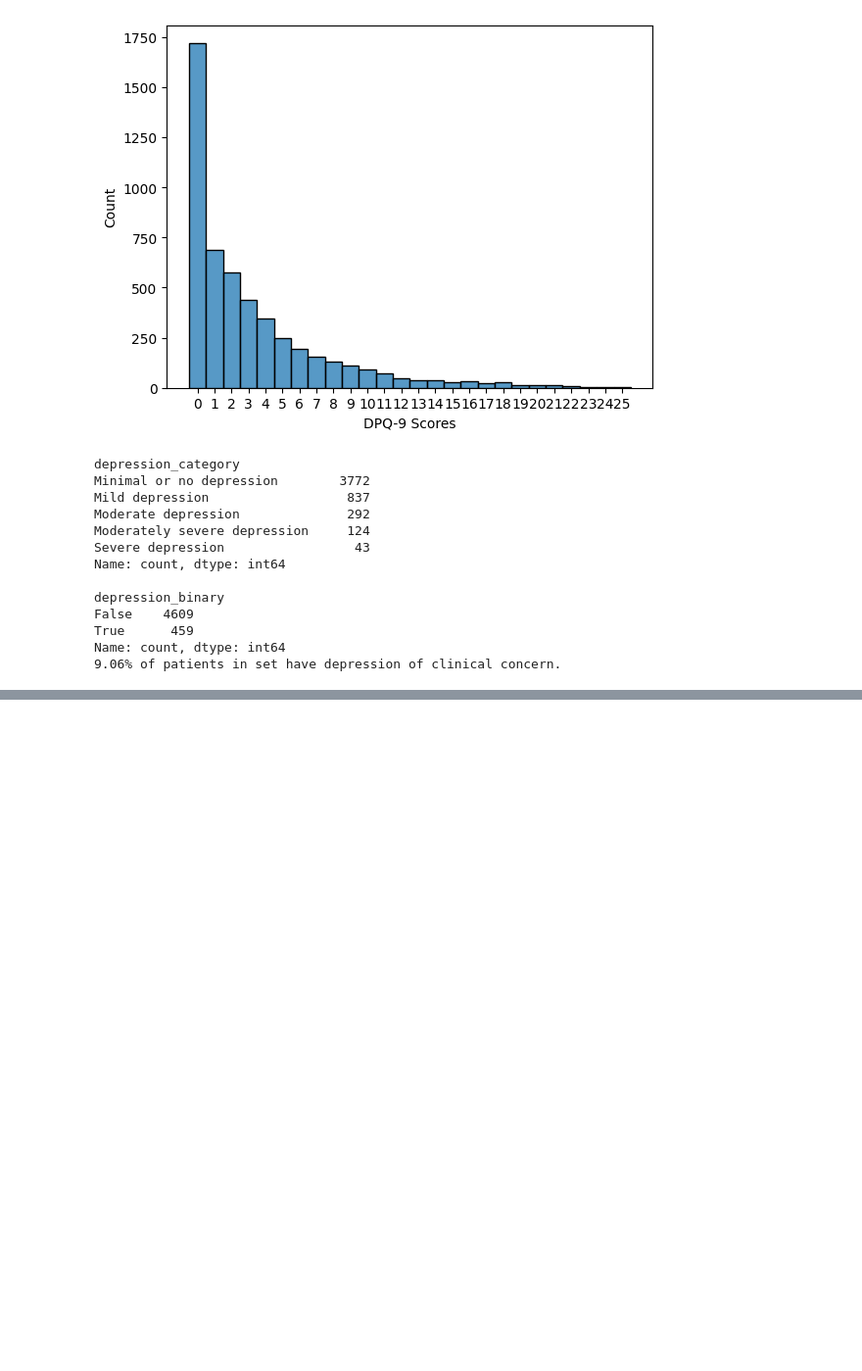
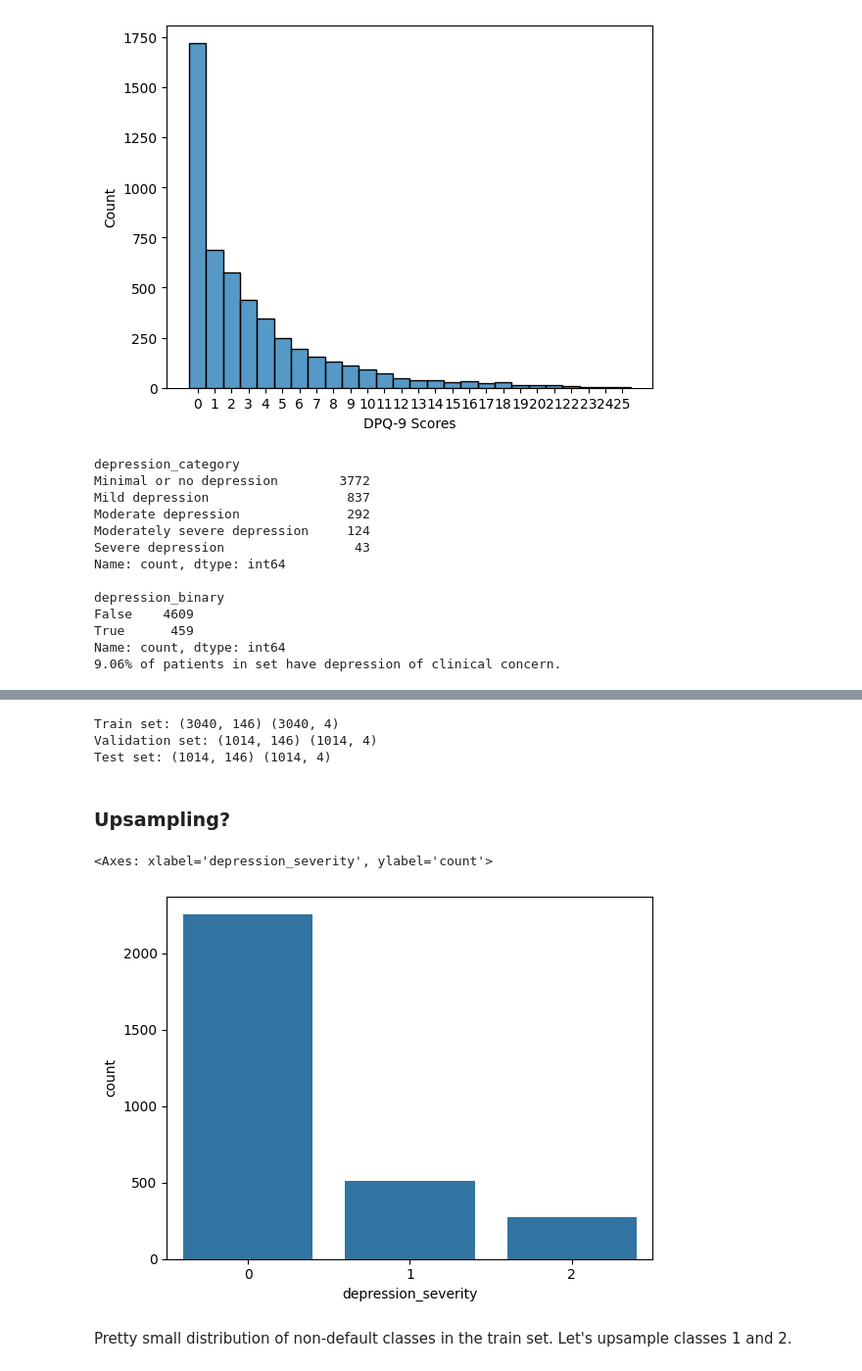
Before and after one commit to natdosan/data207-final-prject, a Jupyter notebook: data/data_prep.ipynb, the cells around one changed output, grey strips where cells are left out. Shown at 98% size. Drawn from its saved outputs; the diff is of its cells as text; code cells hidden in the pictures; blank space fills up the shorter version.

Commit message:
Adding demographic features that were requested. OHE, imputing, scaling, upsampling.

```diff
--- a/data/data_prep.ipynb
+++ b/data/data_prep.ipynb
@@ -254,3 +258,15 @@ False    4609
 True      459
 Name: count, dtype: int64
 9.06% of patients in set have depression of clinical concern.
+# %%
+# combine depression outcomes to get 3-category depression severity
+def remap_severity(x):
+    if x in ['Minimal or no depression']:
+        return 0
+    if x in ['Mild depression']:
+        return 1
+    if x in ['Moderate depression', 'Moderately severe depression', 'Severe depression']:
+        return 2
+
+merged_outputs["depression_severity"] = merged_outputs["depression_category"].apply(remap_severity)
+print(merged_outputs["depression_severity"].value_counts())
@@ -292,0 +330,24 @@ df.to_parquet('compiled_data.parquet', compression='snappy')
+# %%
+# shuffle data so it is not ordered by SEQN (which is assigned sequentially and could cause data leakage if train/val split is done by row number)
+np.random.seed(0)
+indices = df.index.tolist()
+shuffled_indices = np.random.permutation(indices)
+df = df.reindex(shuffled_indices)
+# %%
+# separate features and labels
+labels = df[['dpq_total', 'depression_category', 'depression_binary', 'depression_severity']]
+features = df.drop(columns=labels.columns).drop(columns=['SEQN',
+                                                         'dpq_1', 'dpq_2', 'dpq_3', 'dpq_4', 'dpq_5', 'dpq_6', 'dpq_7', 'dpq_8', 'dpq_9']) # drop SEQN and DPQ scores from features
+# %%
+# train/test/val splits
+
+# First split: 60% train, 40% test/val
+X_train, X_temp, Y_train, Y_temp = train_test_split(features, labels, test_size=0.4, random_state=1234)
+
+# Second split: split the 40% into 50% val and 50% test
+X_val, X_test, Y_val, Y_test = train_test_split(X_temp, Y_temp, test_size=0.5, random_state=1234)
+
+# print shapes
+print("Train set:", X_train.shape, Y_train.shape)
+print("Validation set:", X_val.shape, Y_val.shape)
+print("Test set:", X_test.shape, Y_test.shape)
@@ -313,0 +467,9 @@ df[scale_cols] = scaler.fit_transform(df[scale_cols]) ### TODO need to decide wh
+# %%
+# print shapes
+print("Train set:", X_train.shape, Y_train.shape)
+print("Validation set:", X_val.shape, Y_val.shape)
+print("Test set:", X_test.shape, Y_test.shape)
+# %% [output]
+Train set: (3040, 146) (3040, 4)
+Validation set: (1014, 146) (1014, 4)
+Test set: (1014, 146) (1014, 4)
@@ -314 +485,11 @@ df[scale_cols] = scaler.fit_transform(df[scale_cols]) ### TODO need to decide wh
+# %% [markdown]
+### Upsampling?
+# %%
+# what does our output variable distribution look like?
+sns.countplot(x=Y_train['depression_severity'])
+# %% [output]
+<Axes: xlabel='depression_severity', ylabel='count'>
+[figure, added]
+# %% [markdown]
+Pretty small distribution of non-default classes in the train set. Let's upsample classes 1 and 2.
 # %%
```
Also changed, not shown: parts of 18 cells of this notebook, 10 other files.
